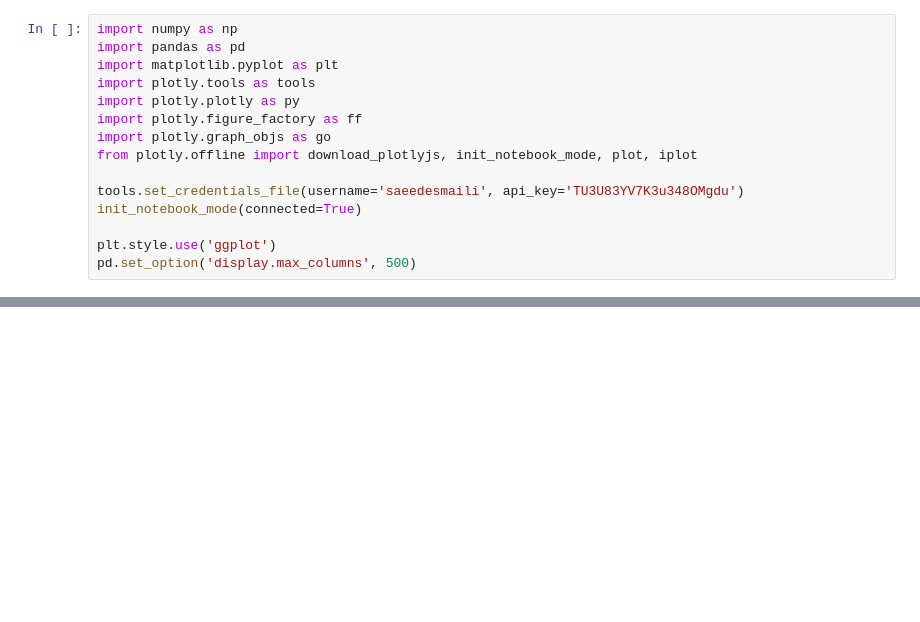
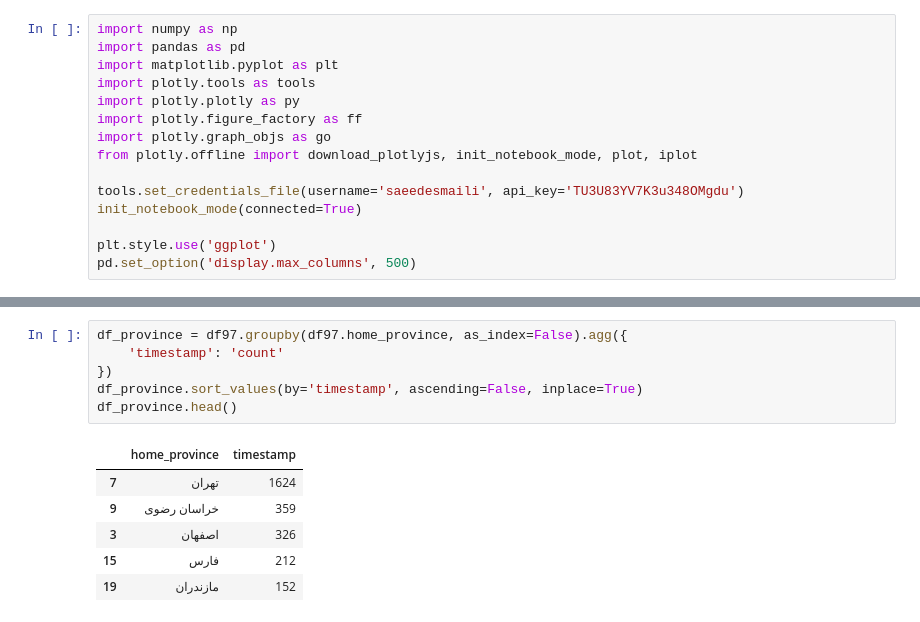
Before and after one commit to saeedesmaili/iran-developers-salary, a Jupyter notebook: analysis.ipynb, the cells around one changed output, grey strips where cells are left out. Cells and saved outputs as stored; diff of their text form; blank space fills up the shorter version.

```diff
--- a/analysis.ipynb
+++ b/analysis.ipynb
@@ -49,0 +210,13 @@ df_[df_.duplicated()]
+# %%
+df_province = df97.groupby(df97.home_province, as_index=False).agg({
+    'timestamp': 'count'
+})
+df_province.sort_values(by='timestamp', ascending=False, inplace=True)
+df_province.head()
+# %% [output]
+|  | home_province | timestamp |
+| 7 | تهران | 1624 |
+| 9 | خراسان رضوی | 359 |
+| 3 | اصفهان | 326 |
+| 15 | فارس | 212 |
+| 19 | مازندران | 152 |
```
Also changed, not shown: parts of 10 cells of this notebook, 6 other files.
